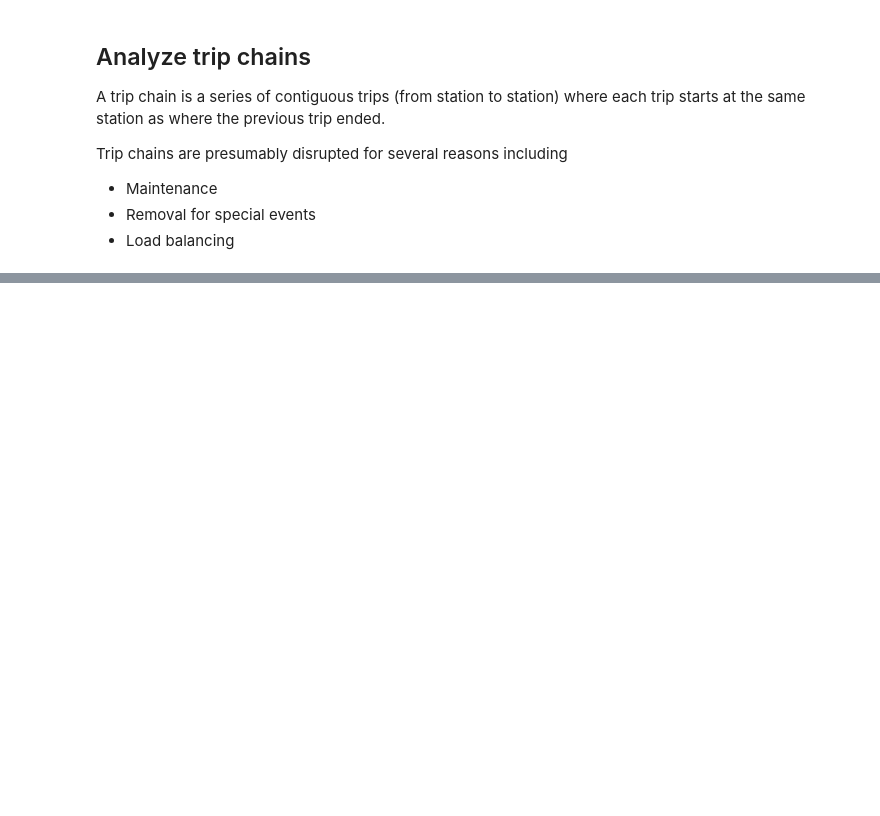
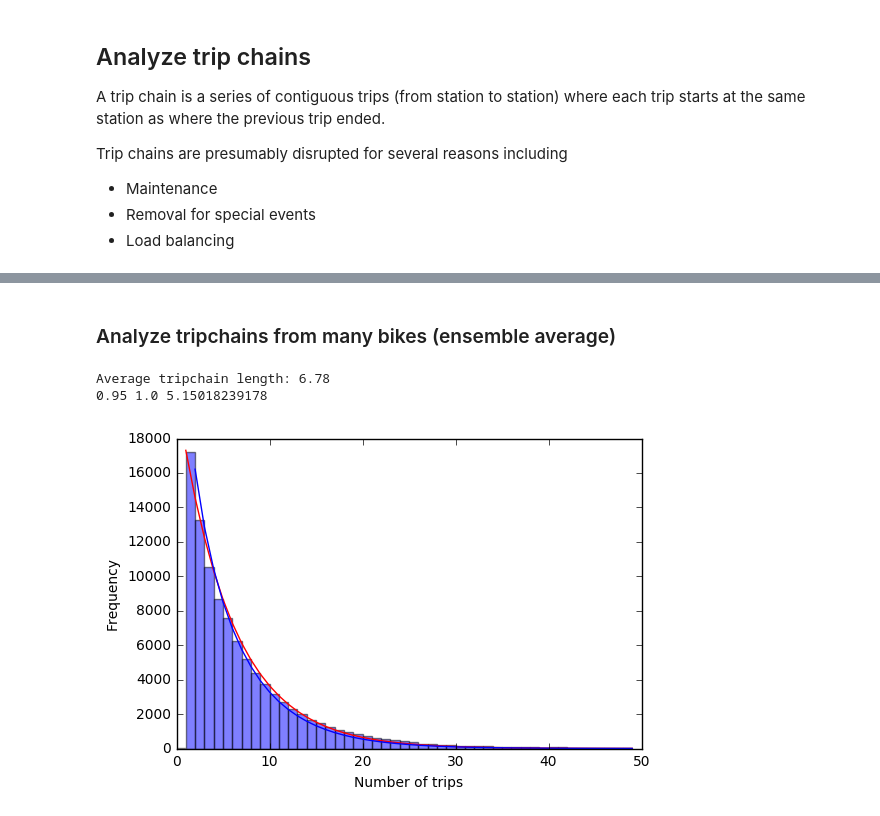
Before and after one commit to dashdotrobot/divvy-data, a Jupyter notebook: divvy_trips.ipynb, the cells around one changed output, grey strips where cells are left out. Drawn from its saved outputs; the diff is of its cells as text; code cells hidden in the pictures; blank space fills up the shorter version.

Commit message:
Fit distributions to tripchain length data

```diff
--- a/divvy_trips.ipynb
+++ b/divvy_trips.ipynb
@@ -80,0 +87,38 @@ WARNING:root:Requests made without an app_token will be subject to strict thrott
+# %% [markdown]
+### Analyze tripchains from many bikes (ensemble average)
+# %%
+import scipy.stats
+n_tc = 100000      # Number of tripchains to include in average
+tc_len = [0]*n_tc  # Tripchain length
+
+with open('tripchains.txt') as f:
+    f.readline()  # Discard header row
+    for i in range(n_tc):
+        line = f.readline().split(',')
+        tc_len[i] = int(line[1])
+
+# Average statistics
+print 'Average tripchain length: {:4.2f}'.format(np.mean(tc_len))
+
+# Fit exponential distribution
+# exponential statistics would be expected if bike removal is a Poisson process
+exp_loc, exp_scale = scipy.stats.expon.fit(tc_len)
+exp_dist = scipy.stats.expon(loc=exp_loc, scale=exp_scale)
+
+# Fit Weibull distribution
+wei_c, wei_loc, wei_scale = scipy.stats.dweibull.fit(tc_len, floc=1.0)
+wei_dist = scipy.stats.dweibull(c=wei_c, loc=wei_loc, scale=wei_scale)
+print wei_c, wei_loc, wei_scale
+
+# Truncate histogram to 50 trips
+pp.hist(tc_len, bins=range(50), alpha=0.5)
+pp.plot(bins[1:], n_tc*exp_dist.pdf(bins[1:]), 'r')
+pp.plot(bins[1:], 2*n_tc*wei_dist.pdf(bins[1:]), 'b')
+
+pp.xlabel('Number of trips')
+pp.ylabel('Frequency')
+pp.show()
+# %% [output]
+Average tripchain length: 6.78
+0.95 1.0 5.15018239178
+[figure, added]
```
Also changed, not shown: parts of 3 cells of this notebook, 1 other file.
